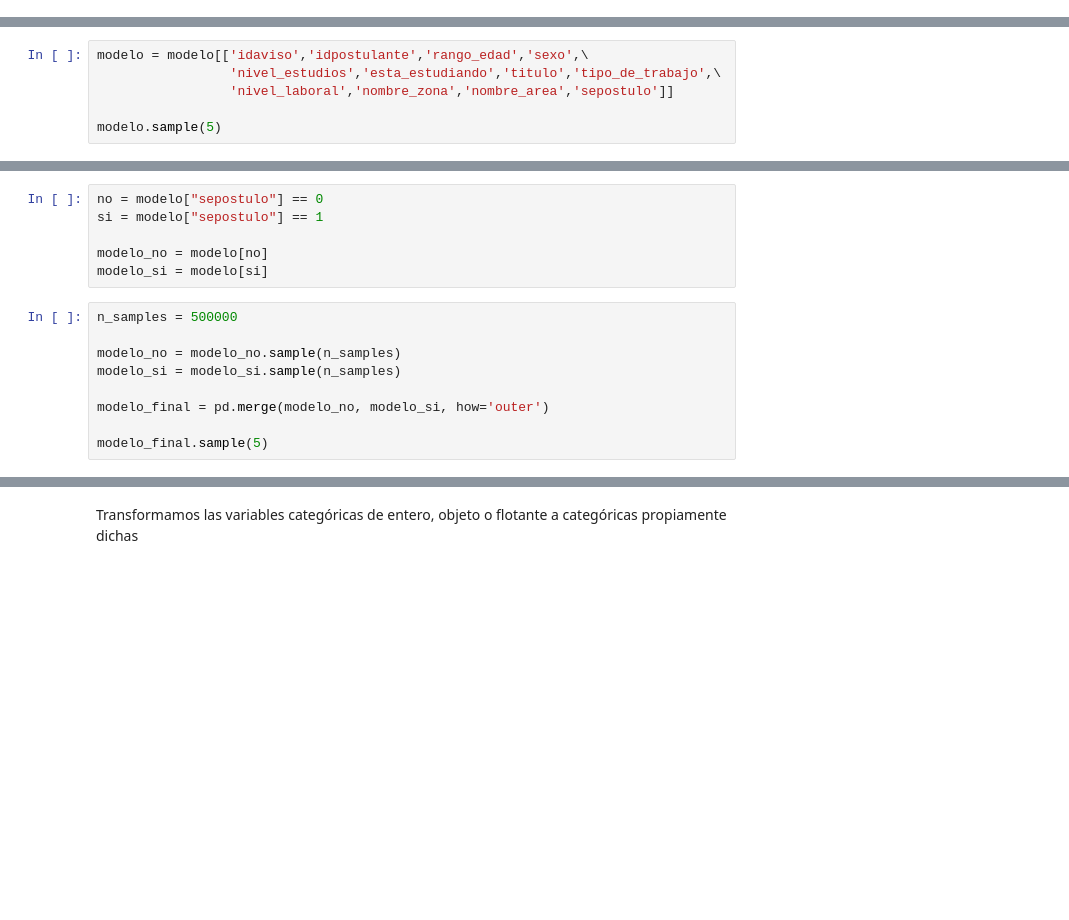
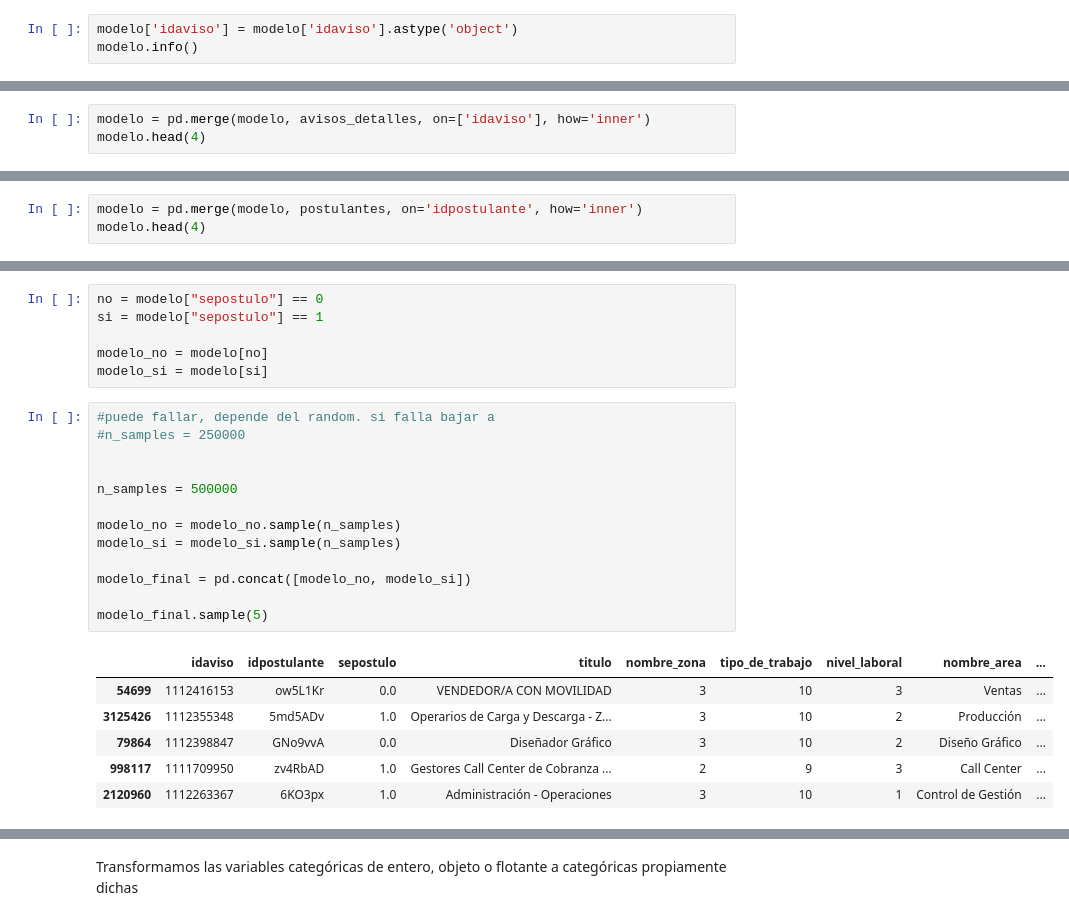
Before and after one commit to franhermani/TP2-7506, a Jupyter notebook: modelo_nuevo_make.ipynb, the cells around one changed output, grey strips where cells are left out. Cells and saved outputs as stored; diff of their text form; blank space fills up the shorter version.

Commit message:
Add files via upload
subo el modelo terminado (el que creo el modelo_final.csv

solo falta correrlo

```diff
--- a/modelo_nuevo_make.ipynb
+++ b/modelo_nuevo_make.ipynb
@@ -799,0 +843,3 @@ modelo['sepostulo'].value_counts()
+# %%
+modelo['idaviso'] = modelo['idaviso'].astype('object')
+modelo.info()
@@ -799,0 +857,3 @@ modelo['sepostulo'].value_counts()
+# %%
+modelo = pd.merge(modelo, avisos_detalles, on=['idaviso'], how='inner')
+modelo.head(4)
@@ -799,0 +887,3 @@ modelo['sepostulo'].value_counts()
+# %%
+modelo = pd.merge(modelo, postulantes, on='idpostulante', how='inner')
+modelo.head(4)
@@ -809,6 +971,0 @@ Reordenamos las columnas para facilitar el manejo del dataframe cuando apliquemo
-# %%
-modelo = modelo[['idaviso','idpostulante','rango_edad','sexo',\
-                 'nivel_estudios','esta_estudiando','titulo','tipo_de_trabajo',\
-                 'nivel_laboral','nombre_zona','nombre_area','sepostulo']]
-
-modelo.sample(5)
@@ -832,11 +986,22 @@ si = modelo["sepostulo"] == 1
 modelo_no = modelo[no]
 modelo_si = modelo[si]
 # %%
+#puede fallar, depende del random. si falla bajar a
+#n_samples = 250000
+
+
 n_samples = 500000
 
 modelo_no = modelo_no.sample(n_samples)
 modelo_si = modelo_si.sample(n_samples)
 
-modelo_final = pd.merge(modelo_no, modelo_si, how='outer')
+modelo_final = pd.concat([modelo_no, modelo_si])
 
 modelo_final.sample(5)
+# %% [output]
+|  | idaviso | idpostulante | sepostulo | titulo | nombre_zona | tipo_de_trabajo | nivel_laboral | nombre_area | ... |
+| 54699 | 1112416153 | ow5L1Kr | 0.0 | VENDEDOR/A CON MOVILIDAD | 3 | 10 | 3 | Ventas | ... |
+| 3125426 | 1112355348 | 5md5ADv | 1.0 | Operarios de Carga y Descarga - Z... | 3 | 10 | 2 | Producción | ... |
+| 79864 | 1112398847 | GNo9vvA | 0.0 | Diseñador Gráfico | 3 | 10 | 2 | Diseño Gráfico | ... |
+| 998117 | 1111709950 | zv4RbAD | 1.0 | Gestores Call Center de Cobranza ... | 2 | 9 | 3 | Call Center | ... |
+| 2120960 | 1112263367 | 6KO3px | 1.0 | Administración - Operaciones | 3 | 10 | 1 | Control de Gestión | ... |
```
Also changed, not shown: parts of 58 cells of this notebook.
